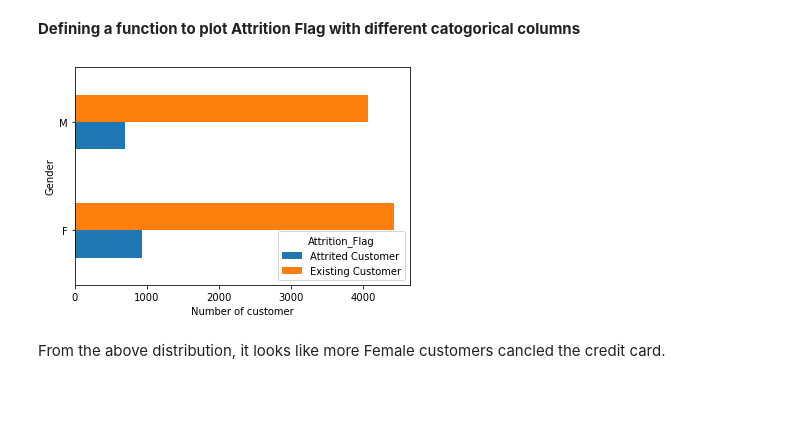
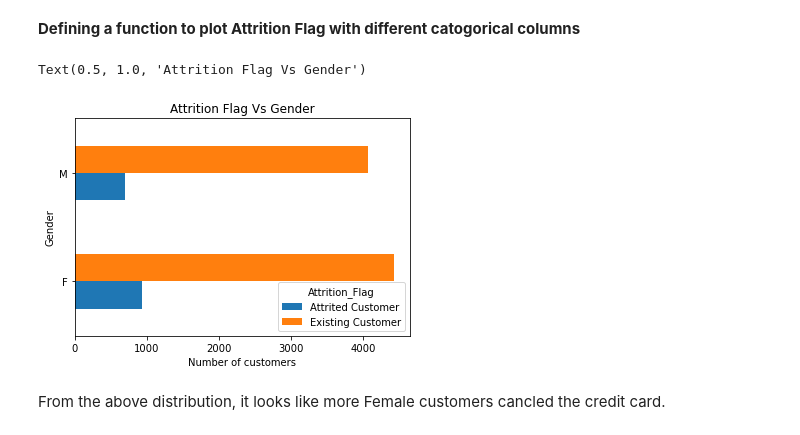
Before and after one commit to GayathriUNT/Springboard, a Jupyter notebook: Capstone 2/Capstone_Two_EDA.ipynb, the cells around one changed output. Saved outputs shown, nothing was run; the diff lists cells and outputs as text; code cells hidden in the pictures; blank space fills up the shorter version.

```diff
--- a/Capstone_Two_EDA.ipynb
+++ b/Capstone 2/Capstone_Two_EDA.ipynb
@@ -182,12 +182,14 @@ Text(0.5, 0, 'Number of customers')
 def plot_dist(col_name, d_column ='Attrition_Flag'):
     df_temp = df_cust.groupby([col_name])[d_column].value_counts()
     df_temp.unstack().plot(kind = 'barh')
-    plt.xlabel('Number of customer')
+    plt.xlabel('Number of customers')
     return
 # %%
 ## Grouping by Gender
 plot_dist('Gender')
+plt.title('Attrition Flag Vs Gender')
 # %% [output]
+Text(0.5, 1.0, 'Attrition Flag Vs Gender')
-[figure, old version]
+[figure, new version]
 # %% [markdown]
 From the above distribution, it looks like more Female customers cancled the credit card.
```
Also changed, not shown: parts of 13 cells of this notebook.
